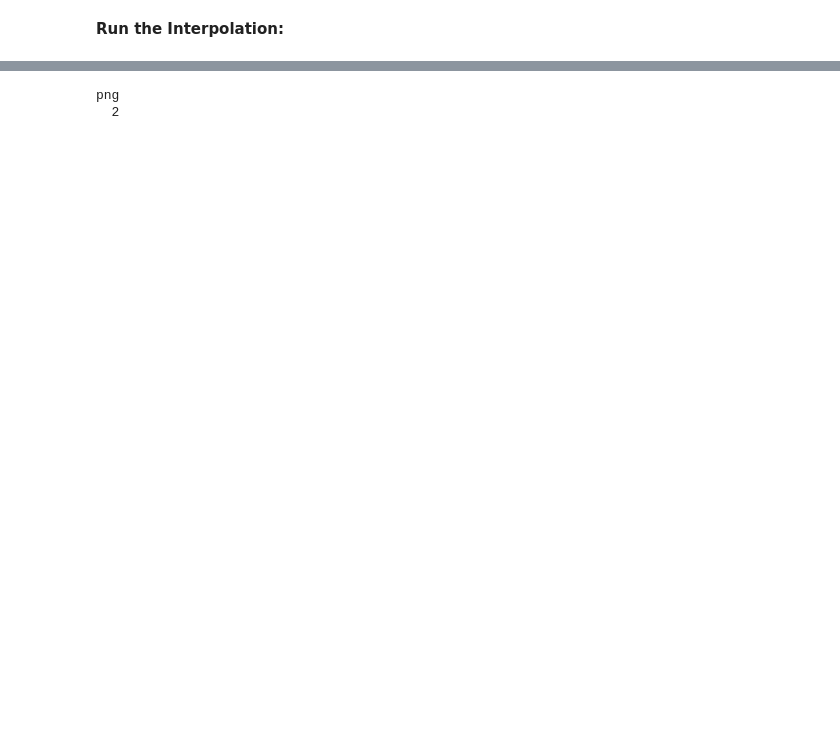
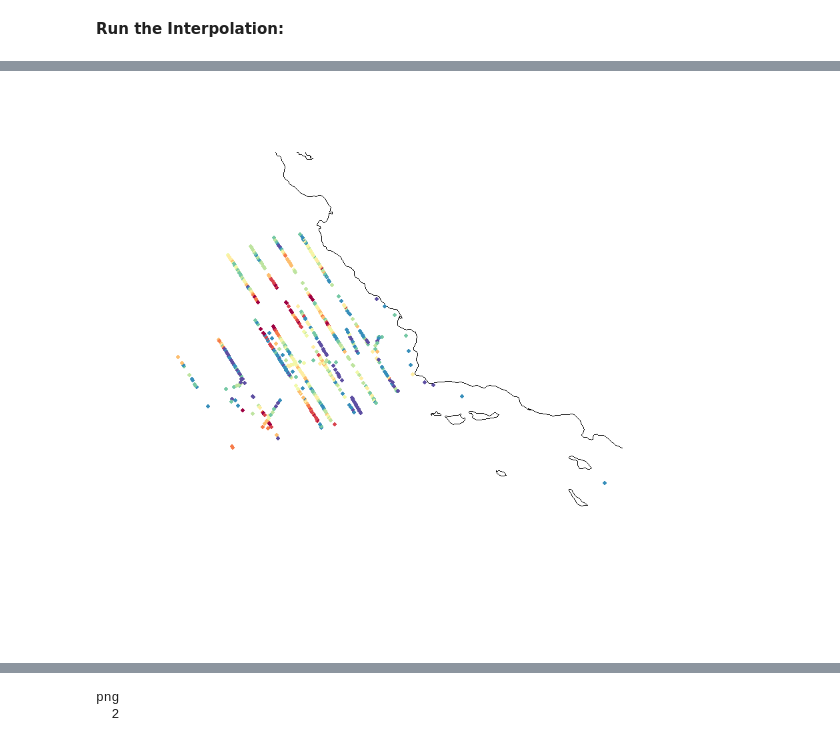
Before and after one commit to tbrycekelly/MIMS-TBK, a Jupyter notebook: Generate Input- MLD.ipynb, the cells around one changed output, grey strips where cells are left out. Cells and saved outputs as stored; diff of their text form; code cells hidden in the pictures; blank space fills up the shorter version.

```diff
--- a/Generate Input- MLD.ipynb
+++ b/Generate Input- MLD.ipynb
@@ -104,0 +154,8 @@ mld = rbind(mld, seasoar2)
+# %%
+#mld = mld[mld$Long < 0,]
+#mld = mld[!is.na(mld$mld),]
+#mld = mld[mld$mld < 60,]
+
+plot.map(lon = mld.rho$Long, lat = mld.rho$Lat, col = make.div.pal.limited(mld.rho$mld, 10, lim = c(10,60)))
+# %% [output]
+[figure, added]
```
Also changed, not shown: parts of 19 cells of this notebook, 4 other files.
